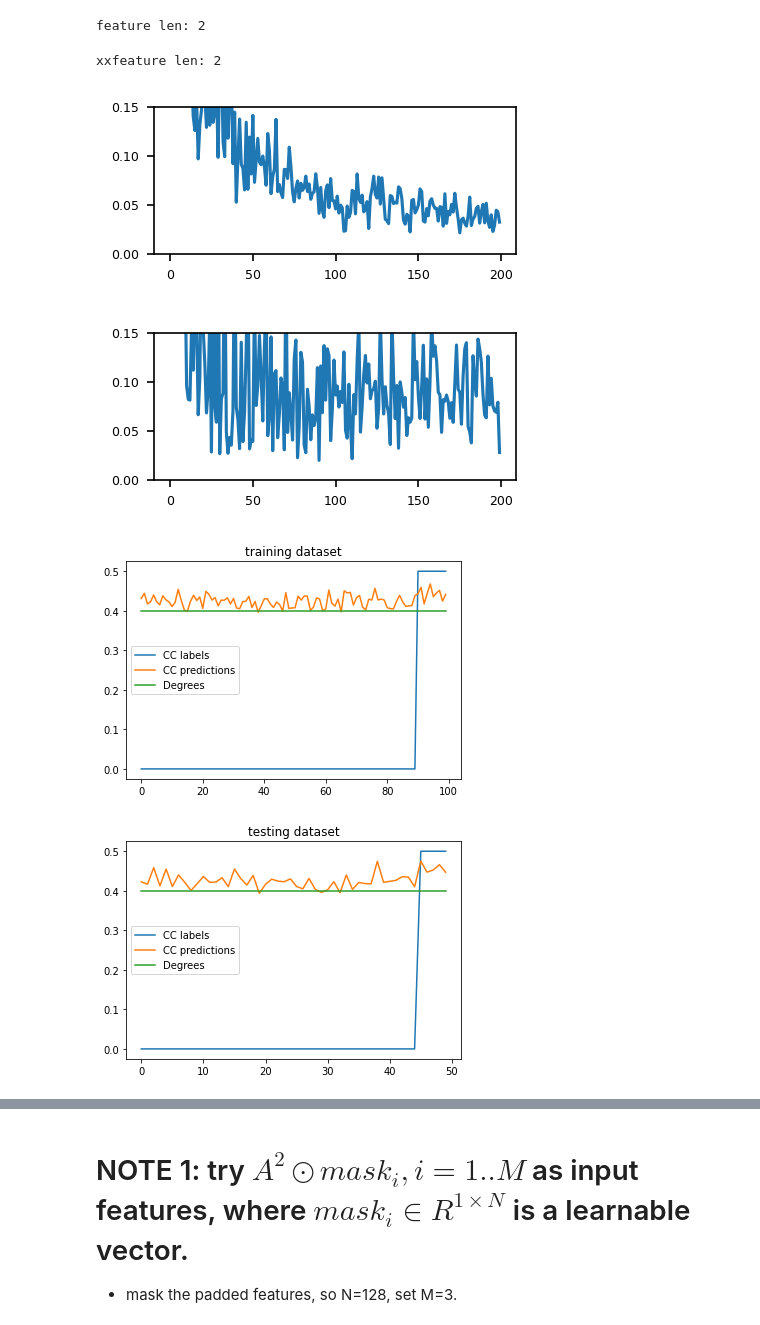
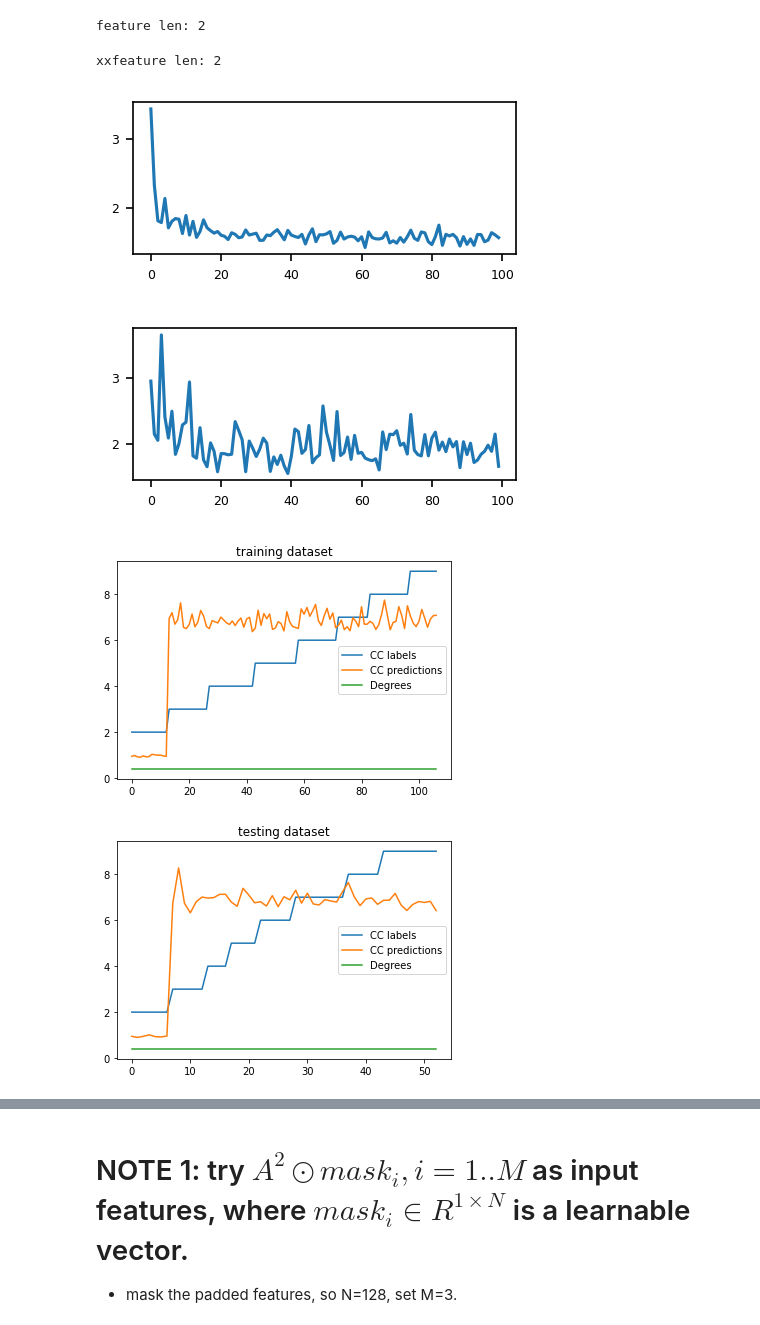
Before and after one commit to ICLab4DL/GNNBenchEffectiveness, a Jupyter notebook: benchmark_cc_d.ipynb, the cells around one changed output, grey strips where cells are left out. Drawn from its saved outputs; the diff is of its cells as text; code cells hidden in the pictures.

Commit message:
add cycle as label

```diff
--- a/benchmark_cc_d.ipynb
+++ b/benchmark_cc_d.ipynb
@@ -296,3 +300,8 @@ def composite_node_features(*node_features, padding=False, padding_len=128, pad_
         fea = np.pad(fea, ((0,padding_len-fea.shape[-1])), mode='constant', constant_values=pad_value)
 
     return fea
+# %%
+a = np.array(1).astype(np.float32)
+print(a)
+b = np.stack([a,2*a])
+print(b.shape)
@@ -348,7 +360,8 @@ def generate_circulant_graph_samples(each_class_num:int, N:int, S:list):
         for per in pers:
             A_per = A_g[per, :]
             A_per = A_per[:, per]
-            samples.append(nx.from_numpy_array(A_per))
+            # NOTE: set cycle length or skip length as label.
+            samples.append((nx.from_numpy_array(A_per), np.array(s).astype(np.float32)))
 
     return generate_training_graphs(samples)
 
@@ -360,14 +373,24 @@ def generate_training_graphs(graphs_cc):
     test_sample_size = int(len(graphs_cc)/3)
     train_adjs, train_y, test_adjs, test_y = [],[],[],[]
 
-    for ws in graphs_cc[:-test_sample_size]:
+    for g in graphs_cc[:-test_sample_size]:
         # TODO: generate some deviation:
-        train_adjs.append(ws)
-        train_y.append(nx.average_clustering(ws))
+        if isinstance(g, tuple):
+            adj, y = g
+            train_adjs.append(adj)
+            train_y.append(y)
+        else:
+            train_adjs.append(g)
+            train_y.append(nx.average_clustering(g))
 
-    for ws in graphs_cc[-test_sample_size:]:
-        test_adjs.append(ws)
-        test_y.append(nx.average_clustering(ws))
+    for g in graphs_cc[-test_sample_size:]:
+        if isinstance(g, tuple):
+            adj, y = g
+            test_adjs.append(adj)
+            test_y.append(y)
+        else:
+            test_adjs.append(g)
+            test_y.append(nx.average_clustering(g))
 
     train_adjs = [nx.to_scipy_sparse_matrix(g) for g in train_adjs]
     test_adjs = [nx.to_scipy_sparse_matrix(g) for g in test_adjs]
@@ -1498,9 +1523,10 @@ plot_cc_degree_distribution(cc_test_adjs, cc_test_y)
 # %%
 
 # Circulant graphs
-S = [2,3]
+S = list(np.arange(2, 10))
+# S = [2,3]
 
-train_adjs, train_y, test_adjs, test_y = generate_circulant_graph_samples(each_class_num=40, N=41, S=S)
+train_adjs, train_y, test_adjs, test_y = generate_circulant_graph_samples(each_class_num=20, N=41, S=S)
 # TODO: predict long cycles.
 plot_cc_degree_distribution(train_adjs, train_y)
 plot_cc_degree_distribution(test_adjs, test_y)
@@ -1543,6 +1569,10 @@ class NodeFeaRegister(object):
     def get_registered(self):
         return self.registered
 
+    def list_registered(self):
+        for i, name, _ in enumerate(self.registered):
+            print('index:', i, name)
+
 def construct_node_features(alldata, fea_register:NodeFeaRegister):
     node_feature_list = []
     for fea_reg in fea_register.get_registered():
@@ -1670,18 +1700,18 @@ feature len: 2
 # %%
 # NOTE: Circulant graphs, 09.04, only index features.
 # NOTE: mean pool
 for cc_dataloader in cc_dataloaders:
     fea_len = cc_dataloader[0].dataset.x[0].get_node_features().shape[-1]
     print('xxfeature len:', fea_len)
-    models_trained = train_cc_degree(cc_dataloader, feature_dim=fea_len, lr=0.002, gnn_name='sparse_gin',epochs=200)
+    models_trained = train_cc_degree(cc_dataloader, feature_dim=fea_len, lr=0.002, gnn_name='sparse_gin',epochs=100)
     plot_cc_degree_prediction(models_trained, cc_dataloader[0], train_adjs, train_y, 'training dataset')
     plot_cc_degree_prediction(models_trained, cc_dataloader[1], test_adjs, test_y, 'testing dataset')
 # %% [output]
 xxfeature len: 2
-[figure, old version]
+[figure, new version]
-[figure, old version]
+[figure, new version]
-[figure, old version]
+[figure, new version]
-[figure, old version]
+[figure, new version]
 # %%
 # NOTE: Circulant graphs, 09.04, try cycles features.
 # NOTE: mean pool
```
Also changed, not shown: parts of 9 cells of this notebook.
